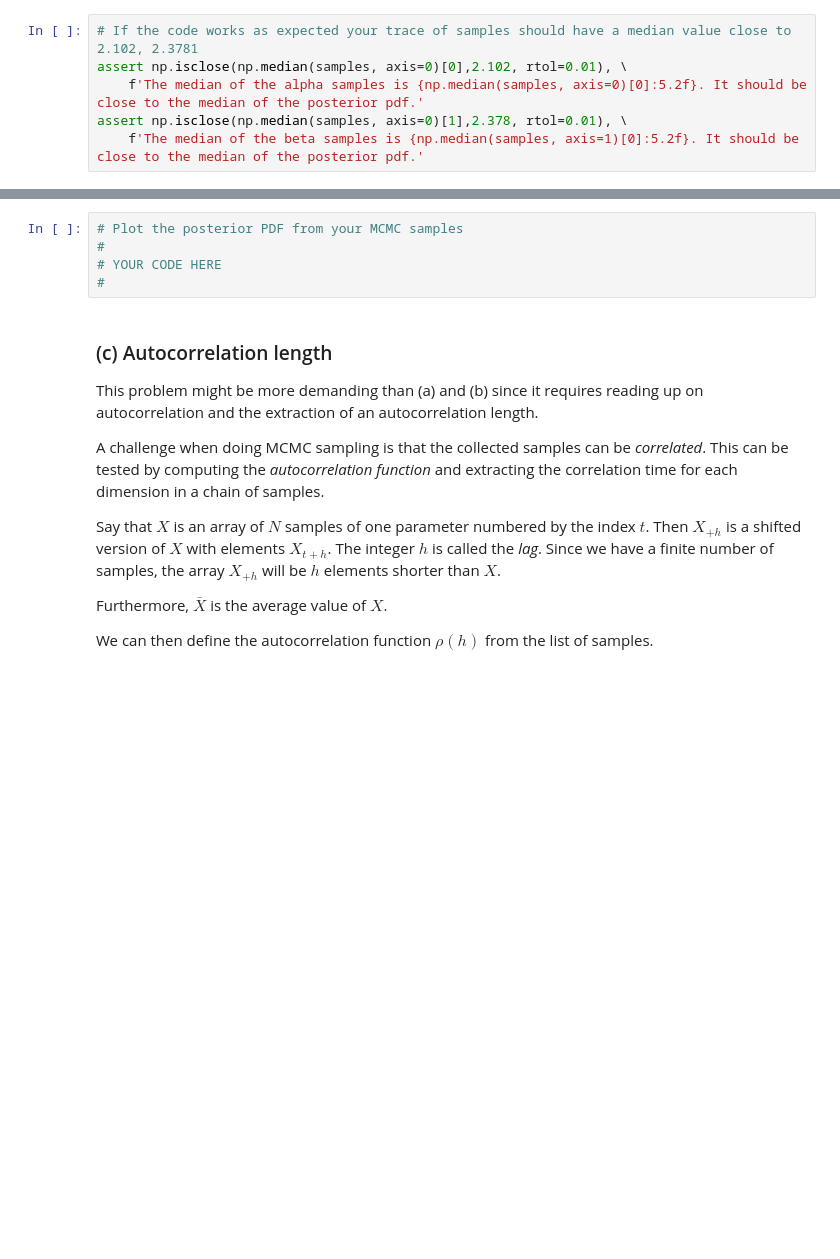
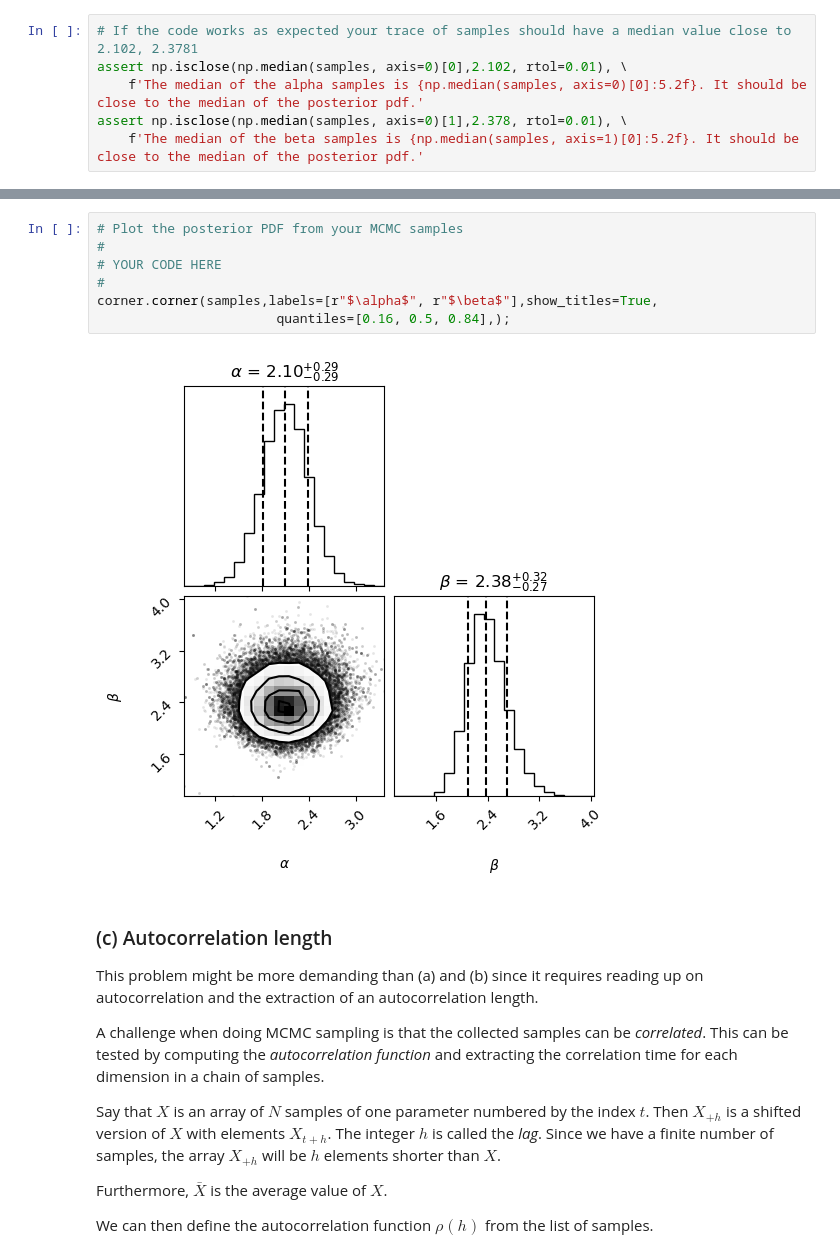
Before and after one commit to Action4/tif285, a Jupyter notebook: doc/pub/ProblemSets/Set2/TIF285_ps2_basic_problems.ipynb, the cells around one changed output, grey strips where cells are left out. Cells and saved outputs as stored; diff of their text form; blank space fills up the shorter version.

```diff
--- a/doc/pub/ProblemSets/Set2/TIF285_ps2_basic_problems.ipynb
+++ b/doc/pub/ProblemSets/Set2/TIF285_ps2_basic_problems.ipynb
@@ -465,8 +593,12 @@ corner.corner(mysamples,labels=[r"$\theta_1$", r"$\theta_2$"],show_titles=True,
 # %%
 # Plot the posterior PDF from your MCMC samples
 #
 # YOUR CODE HERE
 #
+corner.corner(samples,labels=[r"$\alpha$", r"$\beta$"],show_titles=True,
+                       quantiles=[0.16, 0.5, 0.84],);
+# %% [output]
+[figure, added]
 # %% [markdown]
 ### (c) Autocorrelation length
 
```
Also changed, not shown: parts of 11 cells of this notebook.
